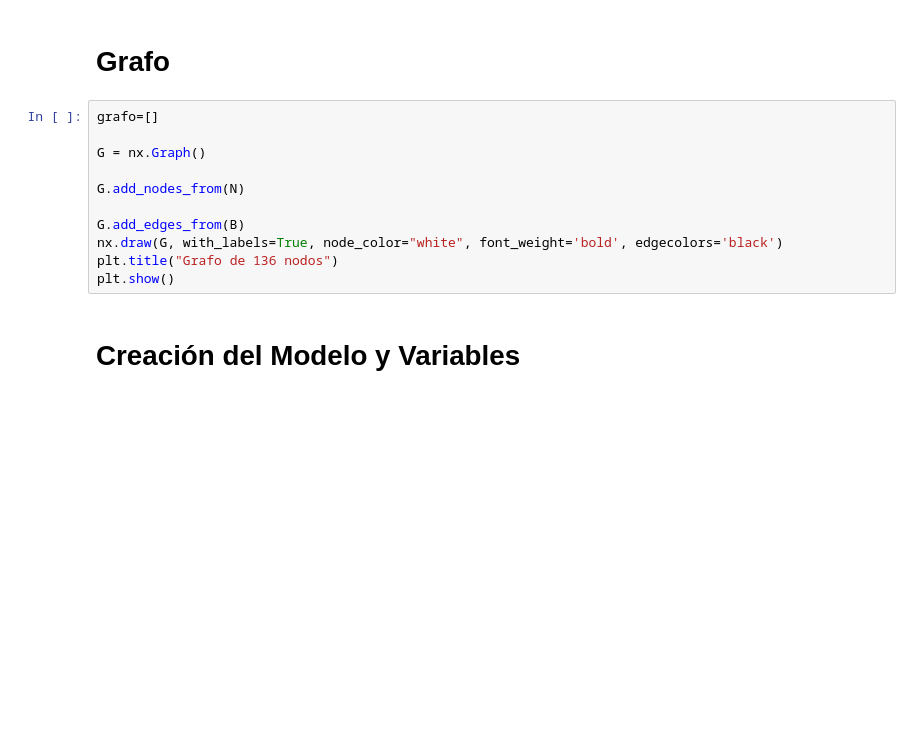
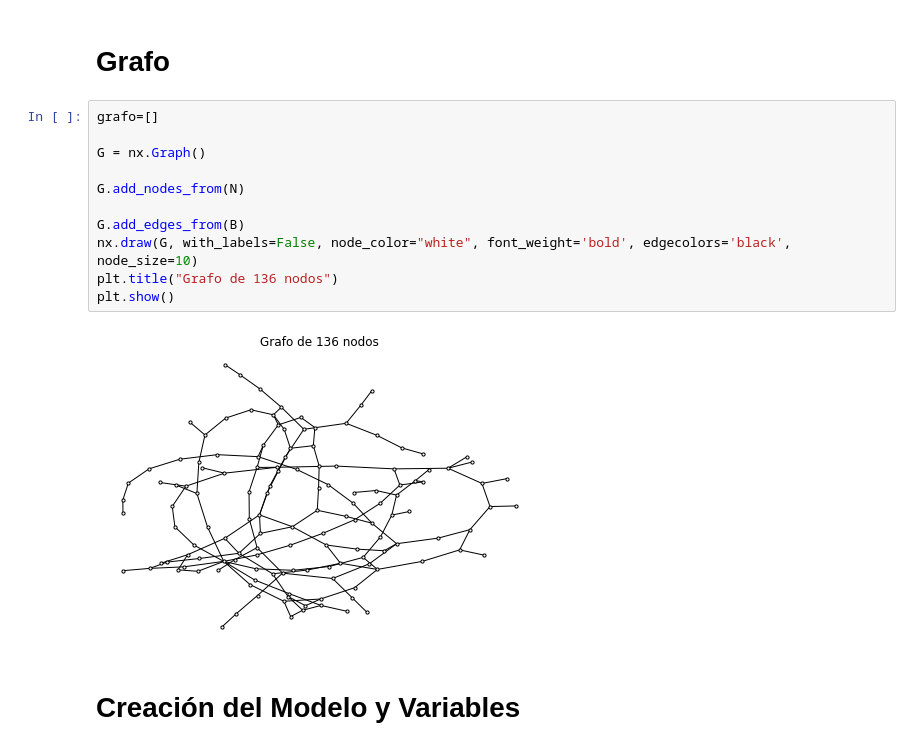
Before and after one commit to mforeroa/ProyectoRSD, a Jupyter notebook: Notebooks_Pruebas/136nodos.ipynb, the cells around one changed output. Drawn from its saved outputs; the diff is of its cells as text; blank space fills up the shorter version.

```diff
--- a/Notebooks_Pruebas/136nodos.ipynb
+++ b/Notebooks_Pruebas/136nodos.ipynb
@@ -363,14 +363,16 @@ bv=0.1
 # %%
 grafo=[]
 
 G = nx.Graph()
 
 G.add_nodes_from(N)
 
 G.add_edges_from(B)
-nx.draw(G, with_labels=True, node_color="white", font_weight='bold', edgecolors='black')
+nx.draw(G, with_labels=False, node_color="white", font_weight='bold', edgecolors='black', node_size=10)
 plt.title("Grafo de 136 nodos")
 plt.show()
+# %% [output]
+[figure, added]
 # %% [markdown]
 # Creación del Modelo y Variables
 # %%
```
Also changed, not shown: 4 other files.
